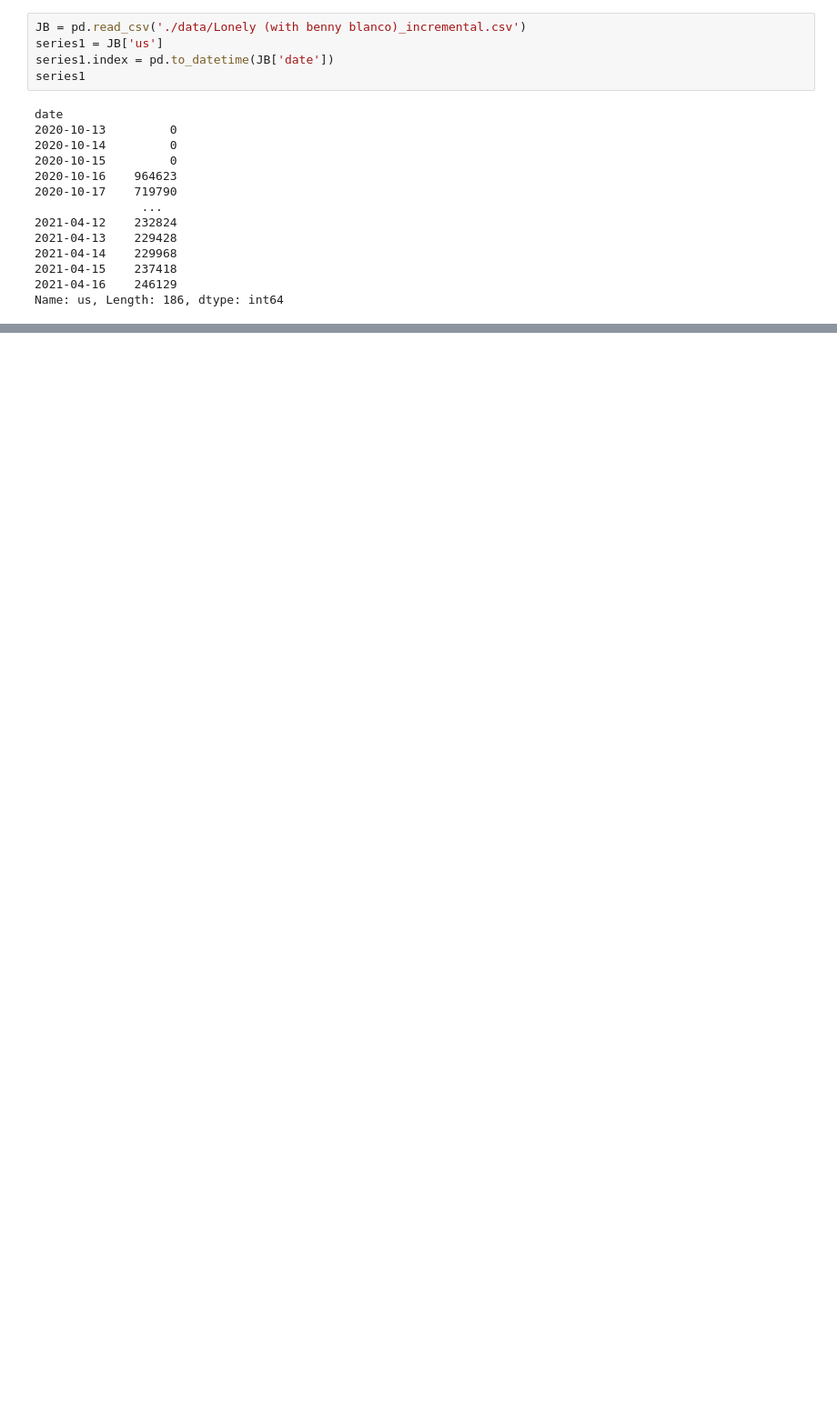
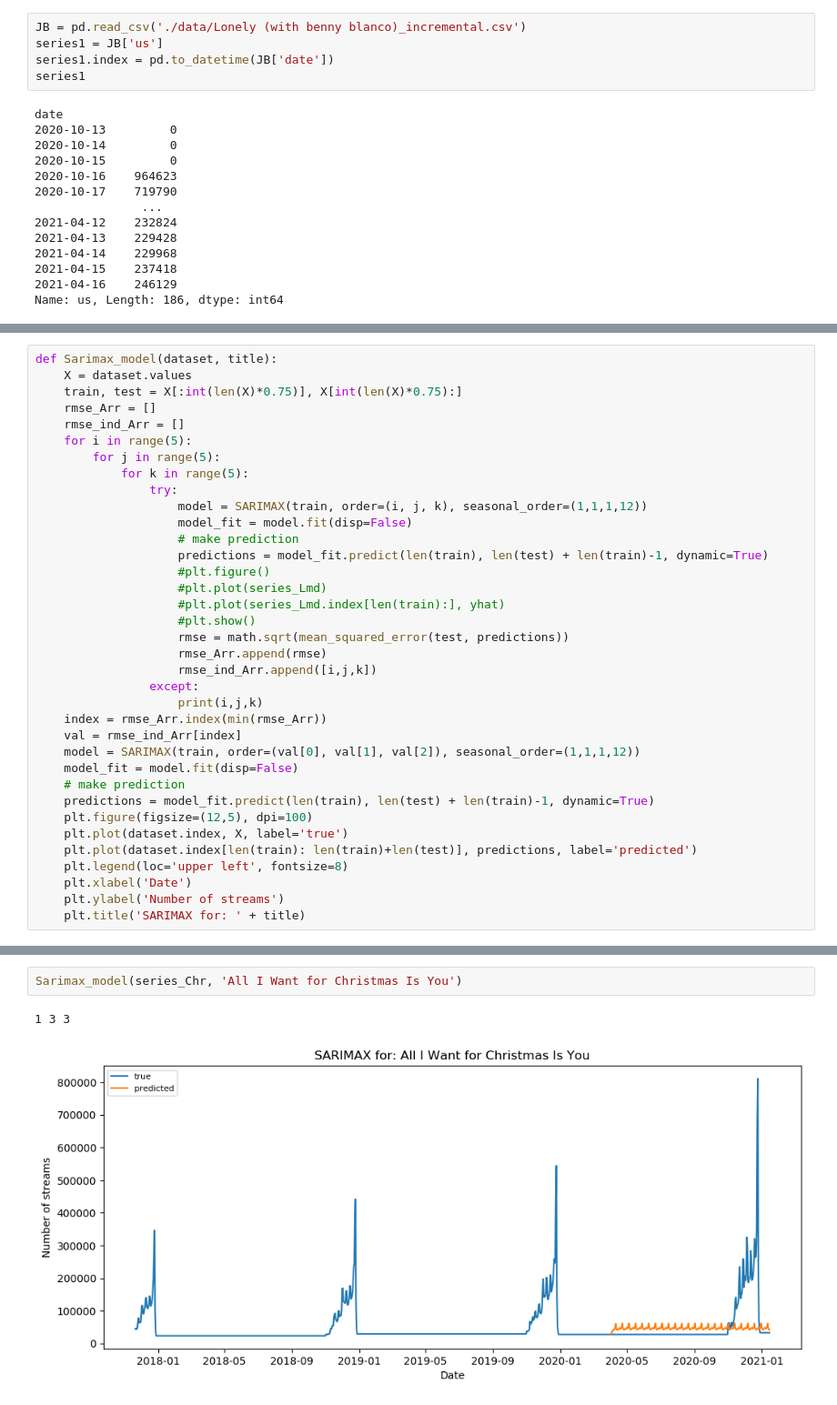
Before and after one commit to Andropogon/Eksploracja-Danych---Projekt, a Jupyter notebook: ARIMA.ipynb, the cells around one changed output, grey strips where cells are left out. Shown at 91% size. Drawn from its saved outputs; the diff is of its cells as text; blank space fills up the shorter version.

```diff
--- a/ARIMA.ipynb
+++ b/ARIMA.ipynb
@@ -108,0 +156,36 @@ Warnings:
+# %%
+def Sarimax_model(dataset, title):
+    X = dataset.values
+    train, test = X[:int(len(X)*0.75)], X[int(len(X)*0.75):]
+    rmse_Arr = []
+    rmse_ind_Arr = []
+    for i in range(5):
+        for j in range(5):
+            for k in range(5):
+                try:
+                    model = SARIMAX(train, order=(i, j, k), seasonal_order=(1,1,1,12))
+                    model_fit = model.fit(disp=False)
+                    # make prediction
+                    predictions = model_fit.predict(len(train), len(test) + len(train)-1, dynamic=True)
+                    #plt.figure()
+                    #plt.plot(series_Lmd)
+                    #plt.plot(series_Lmd.index[len(train):], yhat)
+                    #plt.show()
+                    rmse = math.sqrt(mean_squared_error(test, predictions))
+                    rmse_Arr.append(rmse)
+                    rmse_ind_Arr.append([i,j,k])
+                except:
+                    print(i,j,k)
+    index = rmse_Arr.index(min(rmse_Arr))
+    val = rmse_ind_Arr[index]
+    model = SARIMAX(train, order=(val[0], val[1], val[2]), seasonal_order=(1,1,1,12))
+    model_fit = model.fit(disp=False)
+    # make prediction
+    predictions = model_fit.predict(len(train), len(test) + len(train)-1, dynamic=True)
+    plt.figure(figsize=(12,5), dpi=100)
+    plt.plot(dataset.index, X, label='true')
+    plt.plot(dataset.index[len(train): len(train)+len(test)], predictions, label='predicted')
+    plt.legend(loc='upper left', fontsize=8)
+    plt.xlabel('Date')
+    plt.ylabel('Number of streams')
+    plt.title('SARIMAX for: ' + title)
@@ -109,2 +222,7 @@ Warnings:
+# %%
+Sarimax_model(series_Chr, 'All I Want for Christmas Is You')
+# %% [output]
+1 3 3
+[figure, added]
 # %%
 Lmd = pd.read_csv('./data/Lemonade (feat. Gunna, Don Toliver & NAV)_incremental.csv')
```
Also changed, not shown: parts of 19 cells of this notebook.
